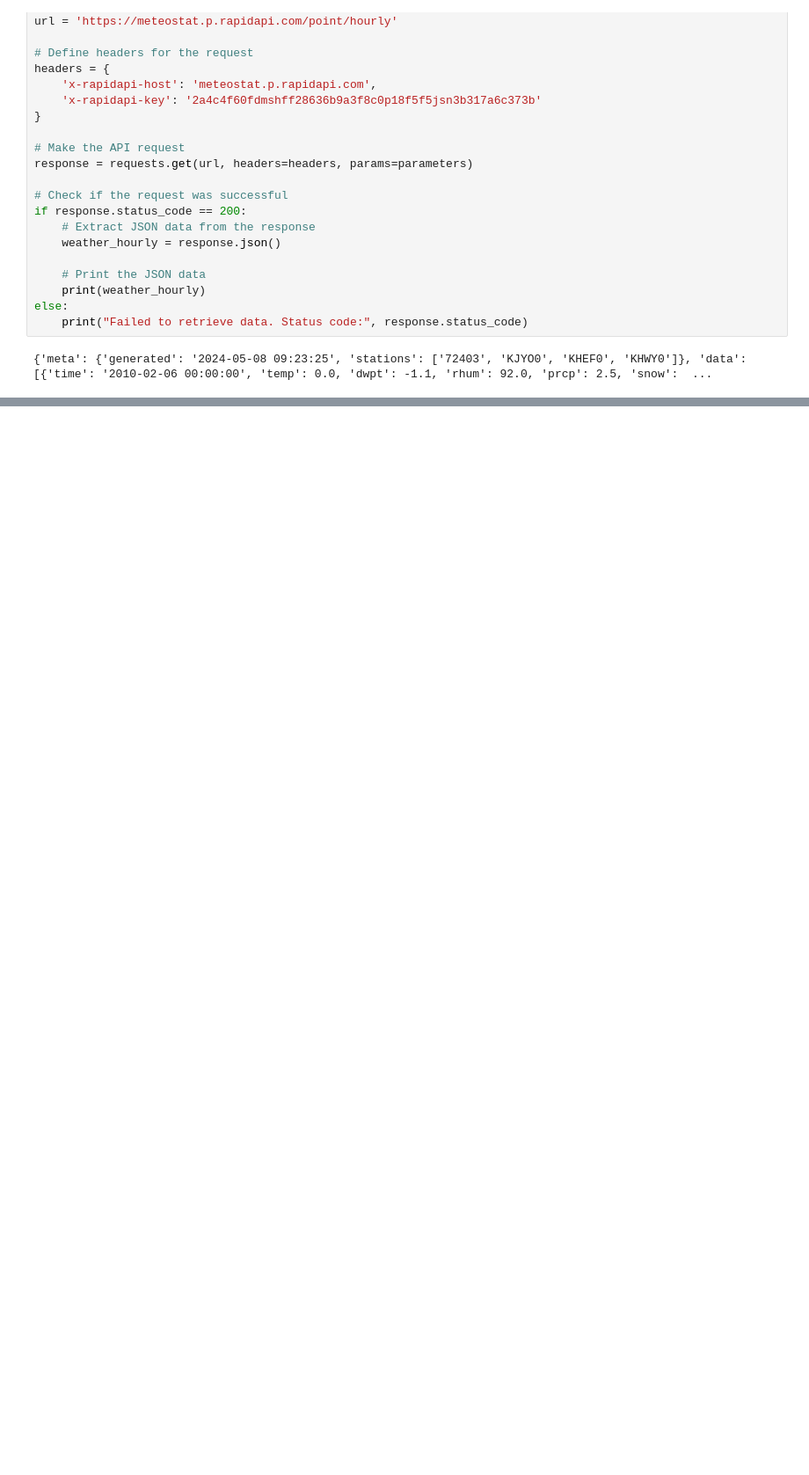
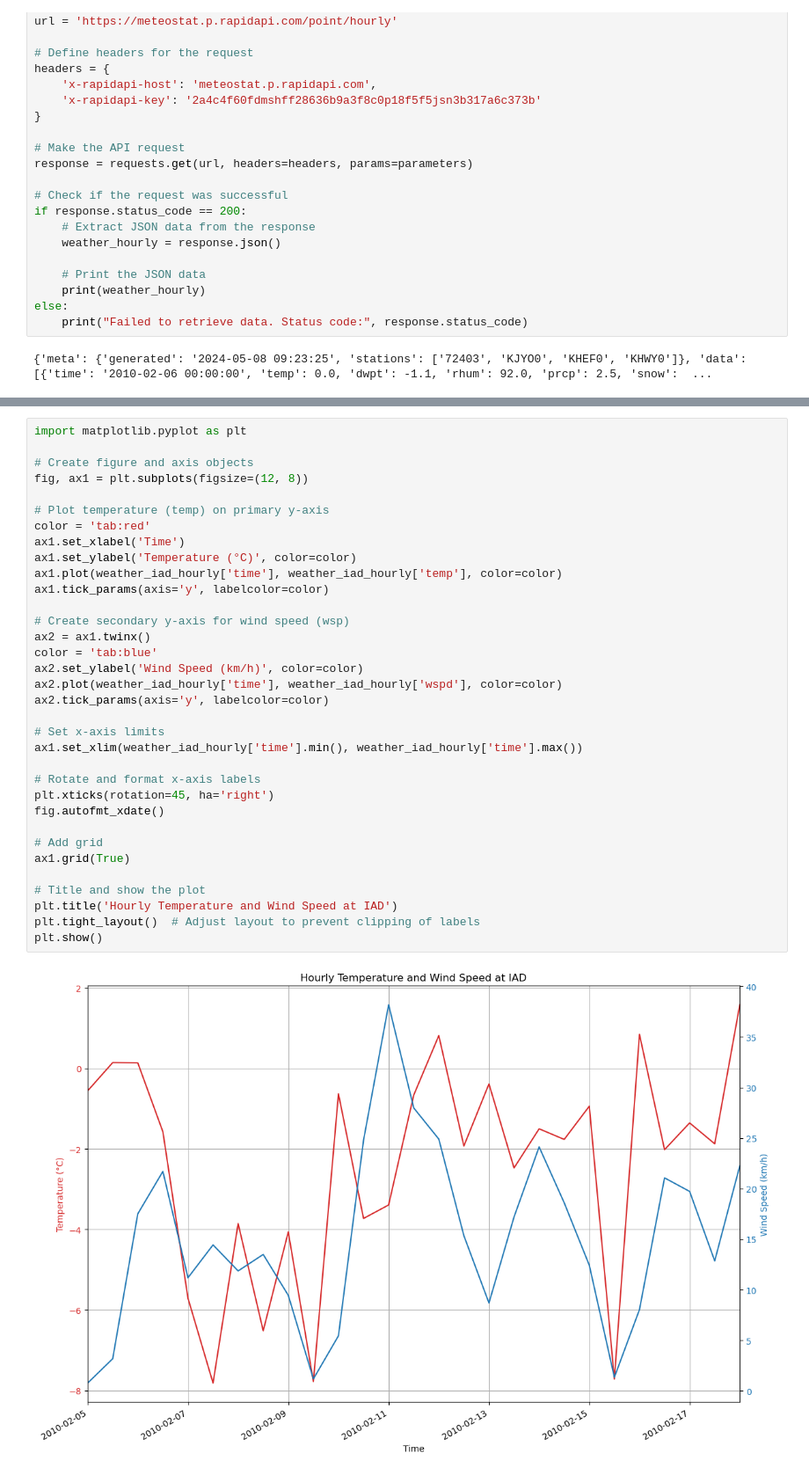
Before and after one commit to susanneferschl/da-sql-api-project-group-2_sf, a Jupyter notebook: trinas_folder/api_trina.ipynb, the cells around one changed output, grey strips where cells are left out. Shown at 88% size. Saved outputs shown, nothing was run; the diff lists cells and outputs as text; blank space fills up the shorter version.

Commit message:
Hourly Data

```diff
--- a/trinas_folder/api_trina.ipynb
+++ b/trinas_folder/api_trina.ipynb
@@ -485,0 +350,36 @@ else:
+# %%
+import matplotlib.pyplot as plt
+
+# Create figure and axis objects
+fig, ax1 = plt.subplots(figsize=(12, 8))
+
+# Plot temperature (temp) on primary y-axis
+color = 'tab:red'
+ax1.set_xlabel('Time')
+ax1.set_ylabel('Temperature (°C)', color=color)
+ax1.plot(weather_iad_hourly['time'], weather_iad_hourly['temp'], color=color)
+ax1.tick_params(axis='y', labelcolor=color)
+
+# Create secondary y-axis for wind speed (wsp)
+ax2 = ax1.twinx()
+color = 'tab:blue'
+ax2.set_ylabel('Wind Speed (km/h)', color=color)
+ax2.plot(weather_iad_hourly['time'], weather_iad_hourly['wspd'], color=color)
+ax2.tick_params(axis='y', labelcolor=color)
+
+# Set x-axis limits
+ax1.set_xlim(weather_iad_hourly['time'].min(), weather_iad_hourly['time'].max())
+
+# Rotate and format x-axis labels
+plt.xticks(rotation=45, ha='right')
+fig.autofmt_xdate()
+
+# Add grid
+ax1.grid(True)
+
+# Title and show the plot
+plt.title('Hourly Temperature and Wind Speed at IAD')
+plt.tight_layout()  # Adjust layout to prevent clipping of labels
+plt.show()
+# %% [output]
+[figure, added]
```
Also changed, not shown: parts of 18 cells of this notebook.
